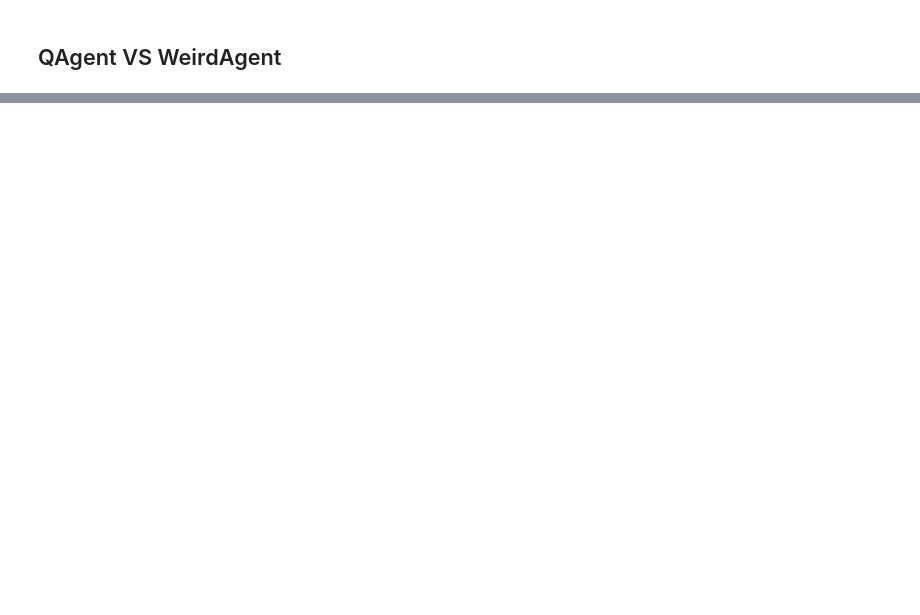
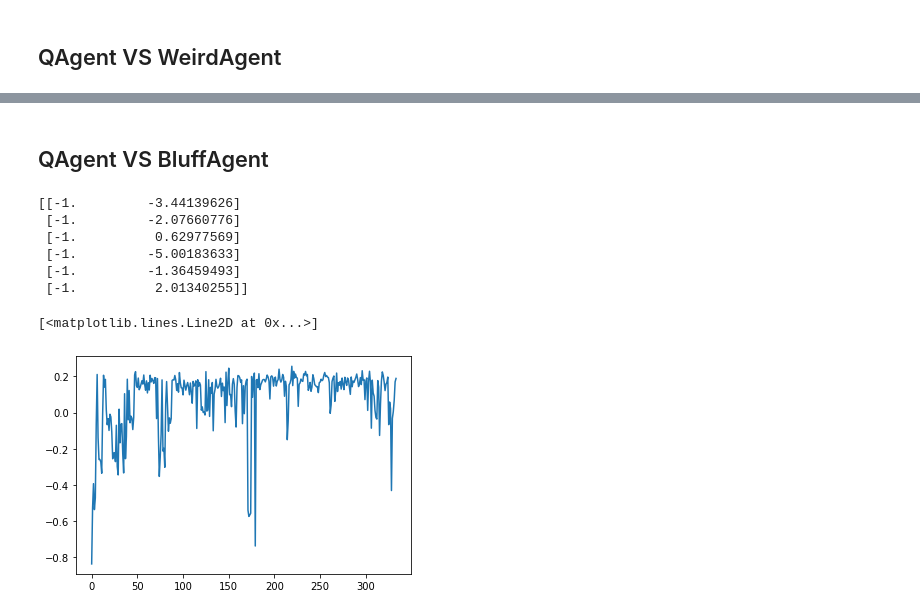
Before and after one commit to NathanJanniaux/Reinforcement-learning-Leduc-Poker, a Jupyter notebook: Leduc_Push_Fold_last.ipynb, the cells around one changed output, grey strips where cells are left out. Drawn from its saved outputs; the diff is of its cells as text; code cells hidden in the pictures; blank space fills up the shorter version.

Commit message:
add bluff agent

```diff
--- a/Leduc_Push_Fold_last.ipynb
+++ b/Leduc_Push_Fold_last.ipynb
@@ -356,0 +381,40 @@ plt.plot(qagent.perf)
+# %% [markdown]
+## QAgent VS BluffAgent
+# %%
+bluffAgent=BluffAgent()
+
+env=Environment(bluffAgent)
+envTest=Environment(bluffAgent)
+qagent=QAgent()
+
+for i in range(epochs_number):
+    #test
+    if(i % evaluate_every == 0):
+        r=0
+        for j in range(test_number):
+            envTest.reset()
+            qagent.set_state(envTest.get_state())
+            test_qagent_action=qagent.exploit_action()
+            r=r+envTest.reward(test_qagent_action,envTest.get_state())
+        perf=float(r/test_number)
+        qagent.set_perf(perf)
+
+    env.reset()
+    qagent.set_state(env.get_state())
+    qagent_action=qagent.explore_action()
+    reward=env.reward(qagent_action,env.get_state())
+    qagent.update(qagent_action,reward)
+
+print(qagent.qtable)
+# %% [output]
+[[-1.         -3.44139626]
+ [-1.         -2.07660776]
+ [-1.          0.62977569]
+ [-1.         -5.00183633]
+ [-1.         -1.36459493]
+ [-1.          2.01340255]]
+# %%
+plt.plot(qagent.perf)
+# %% [output]
+[<matplotlib.lines.Line2D at 0x...>]
+[figure, added]
```
Also changed, not shown: parts of 9 cells of this notebook.
